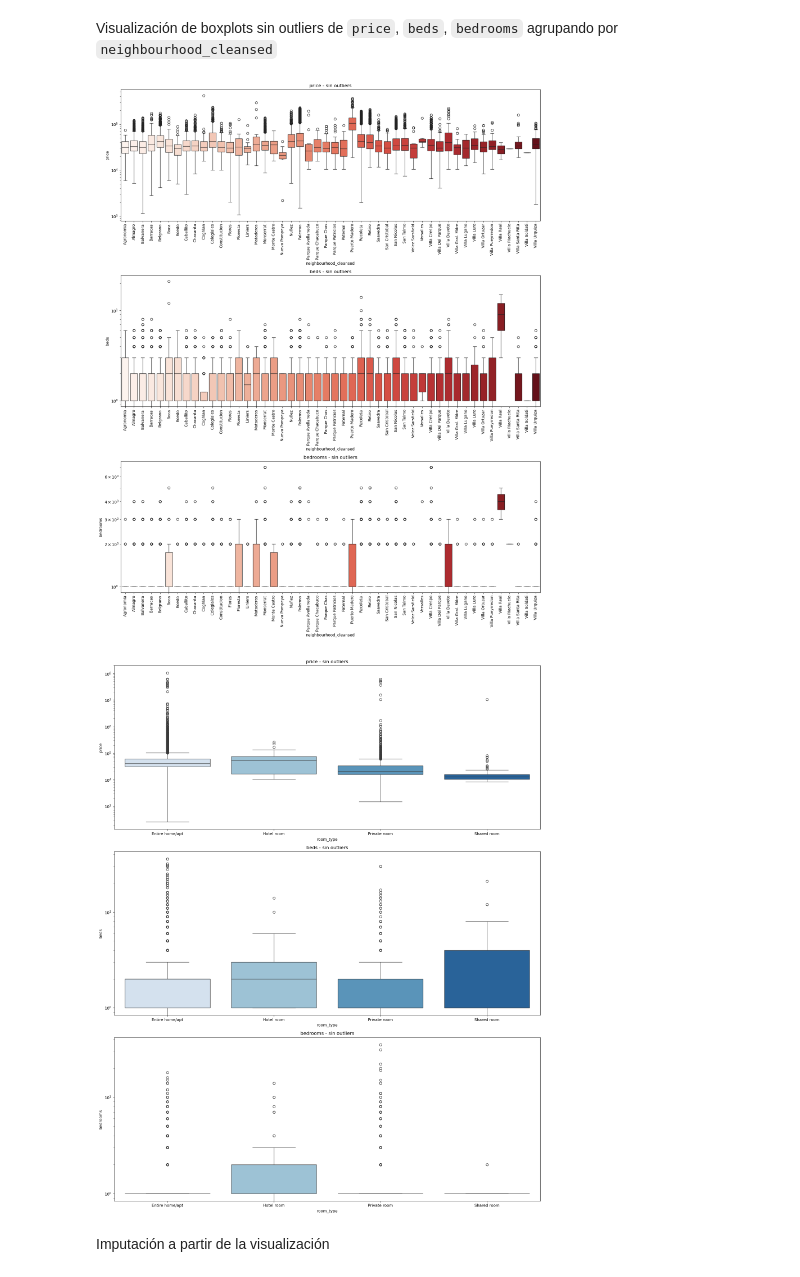
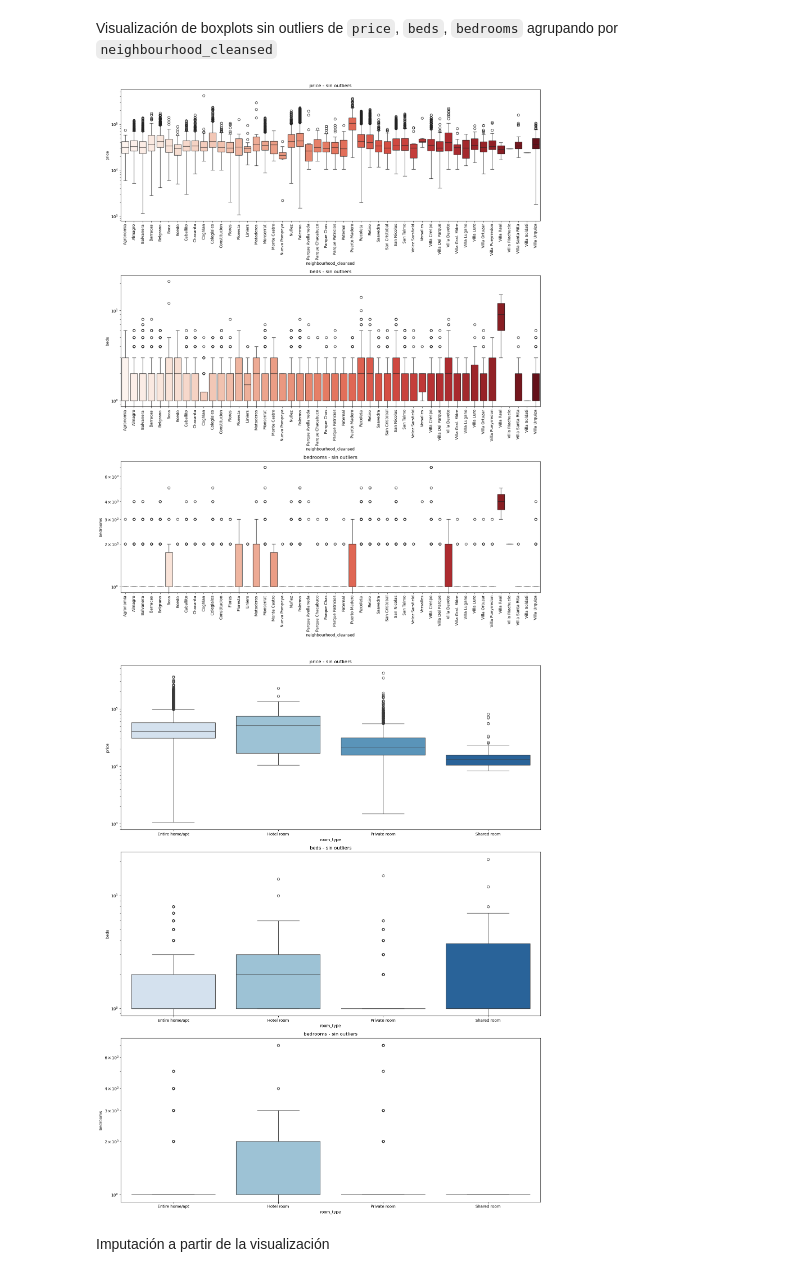
Before and after one commit to joshpg190498/AdD-TP, a Jupyter notebook: tp-eda.ipynb, the cells around one changed output. Saved outputs shown, nothing was run; the diff lists cells and outputs as text; code cells hidden in the pictures.

Commit message:
change df_eda for df_clean

```diff
--- a/tp-eda.ipynb
+++ b/tp-eda.ipynb
@@ -336,7 +334,7 @@ fig, axes = plt.subplots(nrows=3, ncols=1, figsize=(16, 20))
 axes = axes.flatten()
 
 for i, col in enumerate(tmp_cols):
-    sns.boxplot(x='room_type', y=col, data=df_eda, ax=axes[i], palette='Blues')
+    sns.boxplot(x='room_type', y=col, data=df_clean, ax=axes[i], palette='Blues')
     axes[i].set_title(f'{col} - con outliers')
     axes[i].set_xlabel('room_type')
     axes[i].set_ylabel(col)
@@ -422,35 +420,35 @@ Visualización de boxplots sin outliers de `price`, `beds`, `bedrooms` agrupando
 # Variables de interés
 tmp_cols = ['price', 'beds', 'bedrooms']
 
 fig, axes = plt.subplots(nrows=3, ncols=1, figsize=(16, 20))
 axes = axes.flatten()
 
 for i, col in enumerate(tmp_cols):
     sns.boxplot(x='neighbourhood_cleansed', y=col, data=df_clean, ax=axes[i], palette='Reds')
     axes[i].set_title(f'{col} - sin outliers')
     axes[i].set_xlabel('neighbourhood_cleansed')
     axes[i].set_ylabel(col)
     axes[i].set_yscale('log')
     axes[i].set_xticklabels(axes[i].get_xticklabels(), rotation=90)
 
 plt.tight_layout()
 plt.show()
 
 fig, axes = plt.subplots(nrows=3, ncols=1, figsize=(16, 20))
 axes = axes.flatten()
 
 for i, col in enumerate(tmp_cols):
-    sns.boxplot(x='room_type', y=col, data=df_eda, ax=axes[i], palette='Blues')
+    sns.boxplot(x='room_type', y=col, data=df_clean, ax=axes[i], palette='Blues')
     axes[i].set_title(f'{col} - sin outliers')
     axes[i].set_xlabel('room_type')
     axes[i].set_ylabel(col)
     axes[i].set_yscale('log')
 
 plt.tight_layout()
 plt.show()
 # %% [output]
 [figure]
-[figure, old version]
+[figure, new version]
 # %% [markdown]
 Imputación a partir de la visualización
 # %%
```
Also changed, not shown: parts of 2 cells of this notebook.
